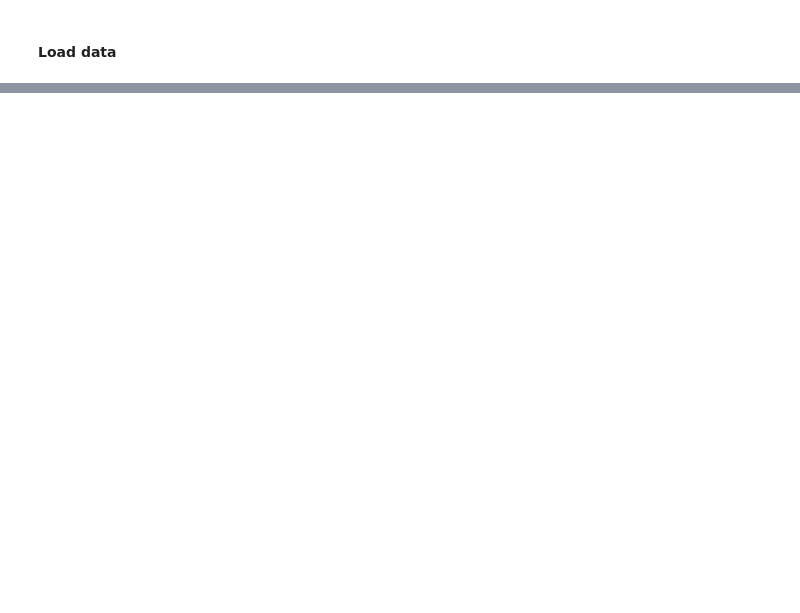
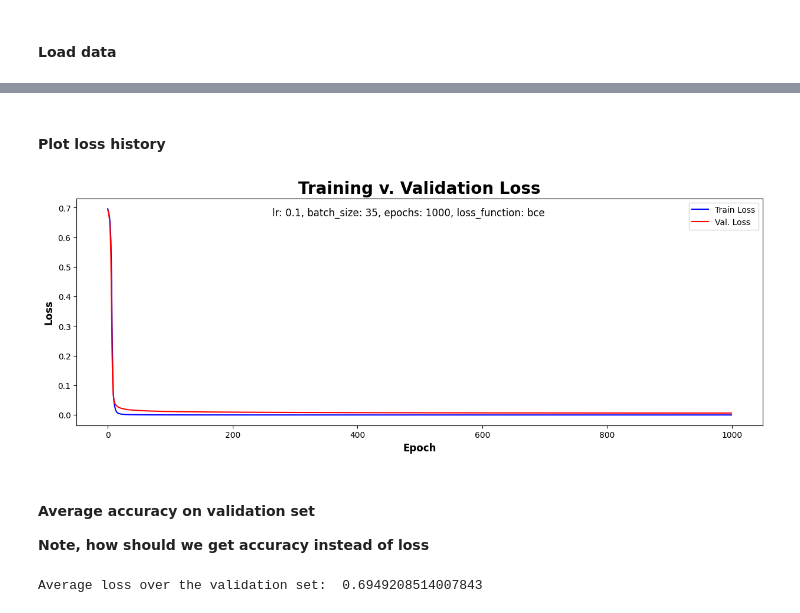
Before and after one commit to prathameshchati/final-nn, a Jupyter notebook: step3_sequences.ipynb, the cells around one changed output, grey strips where cells are left out. Cells and saved outputs as stored; diff of their text form; code cells hidden in the pictures; blank space fills up the shorter version.

```diff
--- a/step3_sequences.ipynb
+++ b/step3_sequences.ipynb
@@ -58,0 +67,11 @@ neg_seqs=io.read_fasta_file("./data/yeast-upstream-1k-negative.fa")
+# %%
+# split each negative sequence into kmers
+seq_length=len(pos_seqs[0])
+neg_seqs_kmers=[]
+for neg_seq in neg_seqs:
+    for idx, _ in enumerate(neg_seq):
+        neg_seq_kmer=neg_seq[idx:idx+seq_length]
+        if (len(neg_seq_kmer)==seq_length):
+            neg_seqs_kmers.append(neg_seq_kmer)
+        else:
+            break
@@ -58,0 +127,7 @@ neg_seqs=io.read_fasta_file("./data/yeast-upstream-1k-negative.fa")
+# %%
+# get training and validation sets, the sample_seqs_encoded are initially batches along the rows and features along the columns
+X_train, X_val, y_train, y_val=train_test_split(sampled_seqs_encoded, sampled_labels, test_size=0.3, random_state=354)
+
+# print dimensions
+print("X_train dimensions: ", X_train.shape)
+print("X_val dimensions: ", X_val.shape)
@@ -58,0 +139,6 @@ neg_seqs=io.read_fasta_file("./data/yeast-upstream-1k-negative.fa")
+# %%
+# train the model
+start_time=time.time()
+per_epoch_loss_train, per_epoch_loss_val=nn.fit(X_train, y_train, X_val, y_val)
+end_time=time.time()
+display_run_time(start_time,end_time,f"Training NN RT (lr: {lr}, batch_size: {batch_size}, epochs: {epochs}, loss_function: {loss_function}")
@@ -58,0 +163,26 @@ neg_seqs=io.read_fasta_file("./data/yeast-upstream-1k-negative.fa")
+# %%
+# create loss dataframe
+loss_data_df=pd.DataFrame(data=[per_epoch_loss_train, per_epoch_loss_val]).T.reset_index()
+loss_data_df.columns=["epoch", "per_epoch_loss_train", "per_epoch_loss_val"]
+# %% [markdown]
+#### Plot loss history
+# %%
+# plot loss
+plt.rcParams["figure.figsize"] = (15,5)
+sns.lineplot(data=loss_data_df, x="epoch", y="per_epoch_loss_train", label="Train Loss", color='blue')
+sns.lineplot(data=loss_data_df, x="epoch", y="per_epoch_loss_val", label="Val. Loss", color='red')
+plt.title(f"Training v. Validation Loss", weight='bold', fontsize='20')
+plt.suptitle(f"lr: {lr}, batch_size: {batch_size}, epochs: {epochs}, loss_function: {loss_function}", fontsize=12, y=0.85)
+plt.xlabel("Epoch", weight='bold', fontsize='12')
+plt.ylabel("Loss", weight='bold', fontsize='12')
+plt.show()
+# %% [output]
+[figure, added]
+# %% [markdown]
+#### Average accuracy on validation set
+
+__Note, how should we get accuracy instead of loss__
+# %%
+print("Average loss over the validation set: ", np.mean(per_epoch_loss_val))
+# %% [output]
+Average loss over the validation set:  0.6949208514007843
```
Also changed, not shown: parts of 9 cells of this notebook, 5 other files.
